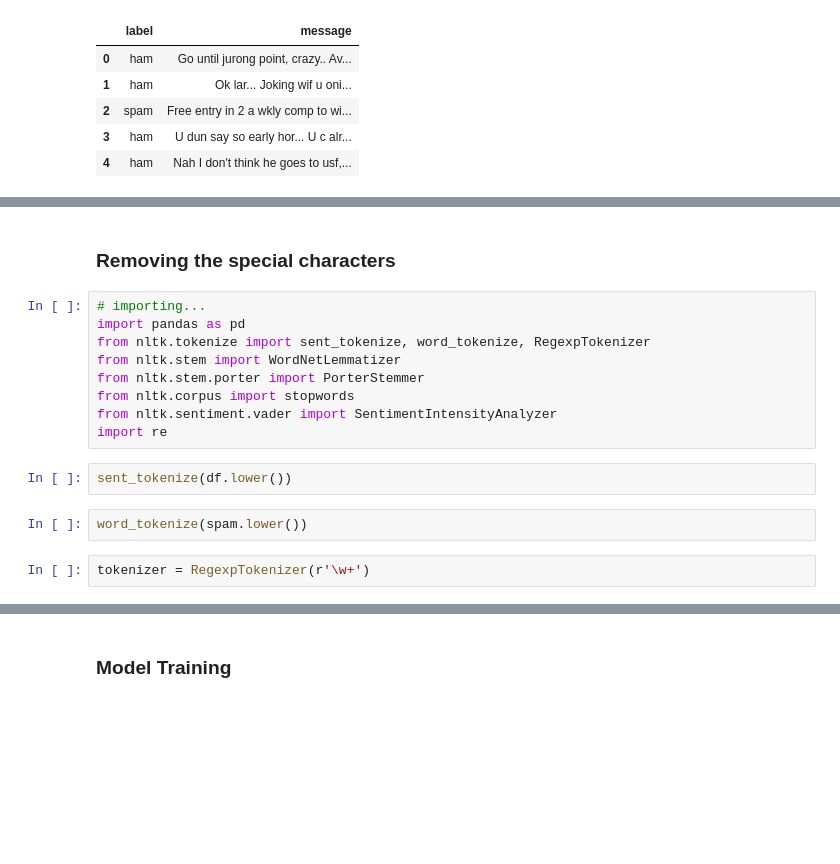
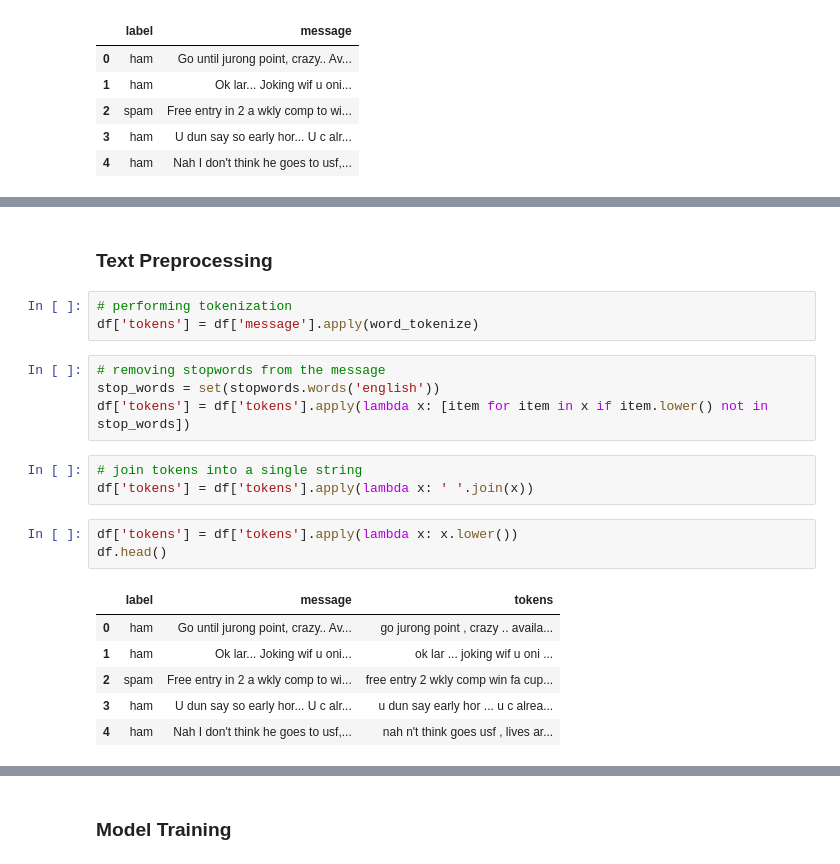
Before and after one commit to karenling99/Capstone-Project-SMS-Spam-Collection-2024, a Jupyter notebook: SMS Spam Collection.ipynb, the cells around one changed output, grey strips where cells are left out. Saved outputs shown, nothing was run; the diff lists cells and outputs as text; blank space fills up the shorter version.

```diff
--- a/SMS Spam Collection.ipynb
+++ b/SMS Spam Collection.ipynb
@@ -132,18 +125,23 @@ df['message'] = df['message'].apply(preprocess_text)
 # %% [markdown]
-### Removing the special characters
+### Text Preprocessing
 # %%
-# importing...
-import pandas as pd
-from nltk.tokenize import sent_tokenize, word_tokenize, RegexpTokenizer
-from nltk.stem import WordNetLemmatizer
-from nltk.stem.porter import PorterStemmer
-from nltk.corpus import stopwords
-from nltk.sentiment.vader import SentimentIntensityAnalyzer
-import re
+# performing tokenization
+df['tokens'] = df['message'].apply(word_tokenize)
 # %%
-sent_tokenize(df.lower())
+# removing stopwords from the message
+stop_words = set(stopwords.words('english'))
+df['tokens'] = df['tokens'].apply(lambda x: [item for item in x if item.lower() not in stop_words])
 # %%
-word_tokenize(spam.lower())
+# join tokens into a single string
+df['tokens'] = df['tokens'].apply(lambda x: ' '.join(x))
 # %%
-tokenizer = RegexpTokenizer(r'\w+')
+df['tokens'] = df['tokens'].apply(lambda x: x.lower())
+df.head()
+# %% [output]
+|  | label | message | tokens |
+| 0 | ham | Go until jurong point, crazy.. Av... | go jurong point , crazy .. availa... |
+| 1 | ham | Ok lar... Joking wif u oni... | ok lar ... joking wif u oni ... |
+| 2 | spam | Free entry in 2 a wkly comp to wi... | free entry 2 wkly comp win fa cup... |
+| 3 | ham | U dun say so early hor... U c alr... | u dun say early hor ... u c alrea... |
+| 4 | ham | Nah I don't think he goes to usf,... | nah n't think goes usf , lives ar... |
 # %%
```
Also changed, not shown: parts of 32 cells of this notebook.
